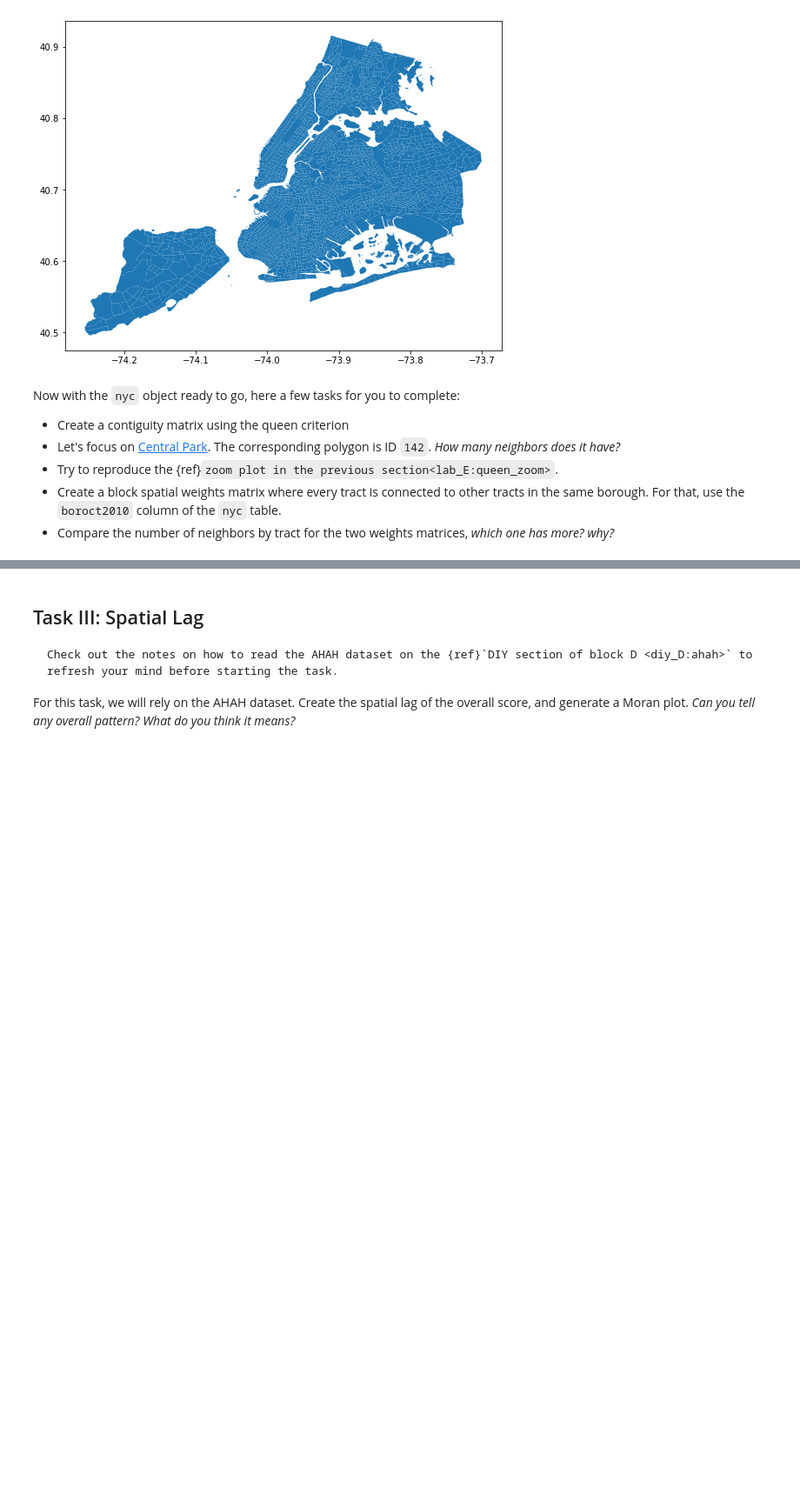
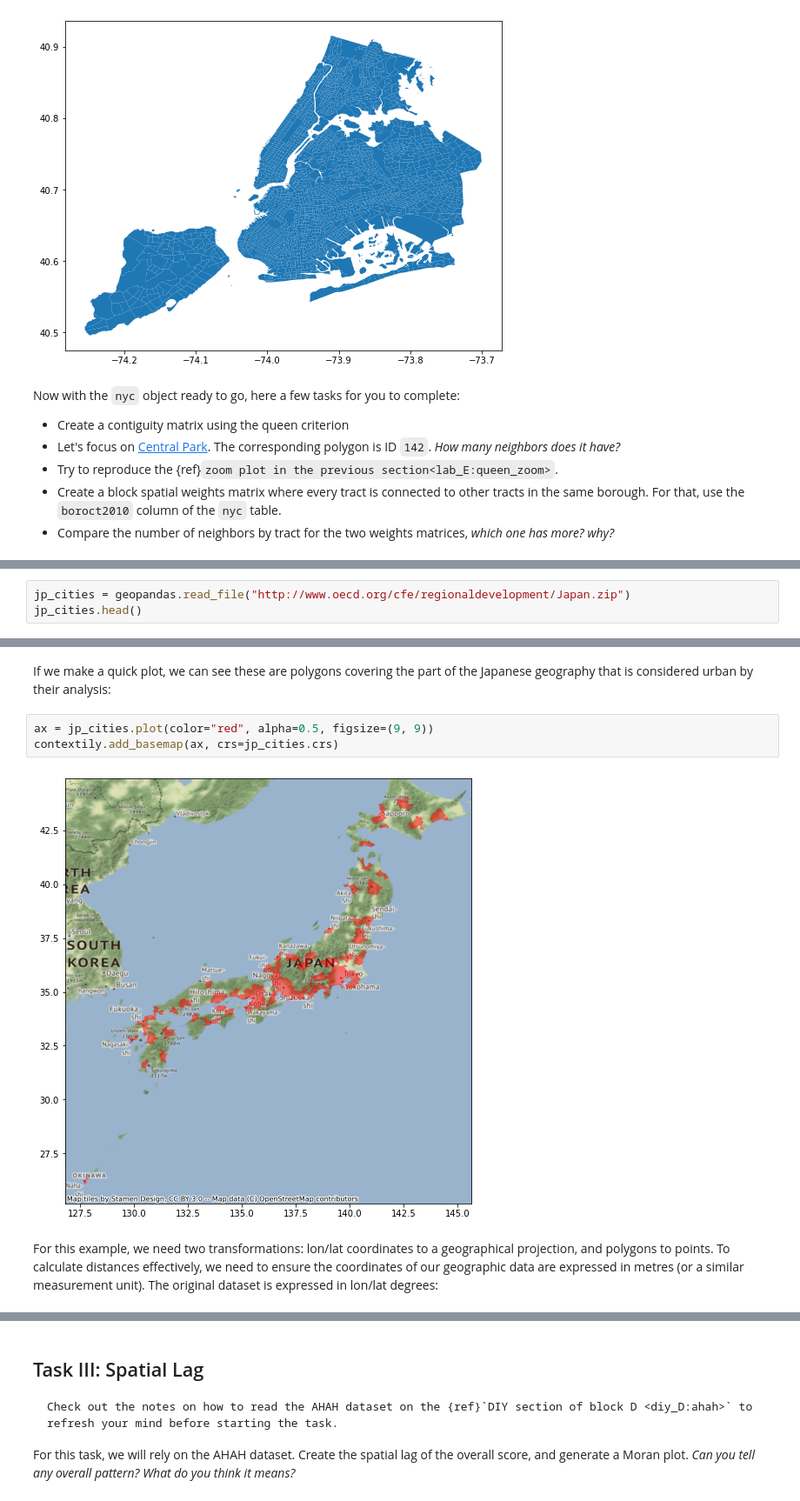
Before and after one commit to darribas/gds_course, a Jupyter notebook: content/bE/diy_E.ipynb, the cells around one changed output, grey strips where cells are left out. Shown at 87% size. Cells and saved outputs as stored; diff of their text form; blank space fills up the shorter version.

```diff
--- a/content/bE/diy_E.ipynb
+++ b/content/bE/diy_E.ipynb
@@ -52,0 +61,3 @@ Now with the `nyc` object ready to go, here a few tasks for you to complete:
+# %%
+jp_cities = geopandas.read_file("http://www.oecd.org/cfe/regionaldevelopment/Japan.zip")
+jp_cities.head()
@@ -52,0 +71,9 @@ Now with the `nyc` object ready to go, here a few tasks for you to complete:
+# %% [markdown]
+If we make a quick plot, we can see these are polygons covering the part of the Japanese geography that is considered urban by their analysis:
+# %%
+ax = jp_cities.plot(color="red", alpha=0.5, figsize=(9, 9))
+contextily.add_basemap(ax, crs=jp_cities.crs)
+# %% [output]
+[figure, added]
+# %% [markdown]
+For this example, we need two transformations: lon/lat coordinates to a geographical projection, and polygons to points. To calculate distances effectively, we need to ensure the coordinates of our geographic data are expressed in metres (or a similar measurement unit). The original dataset is expressed in lon/lat degrees:
```
Also changed, not shown: parts of 18 cells of this notebook, 2 other files.
